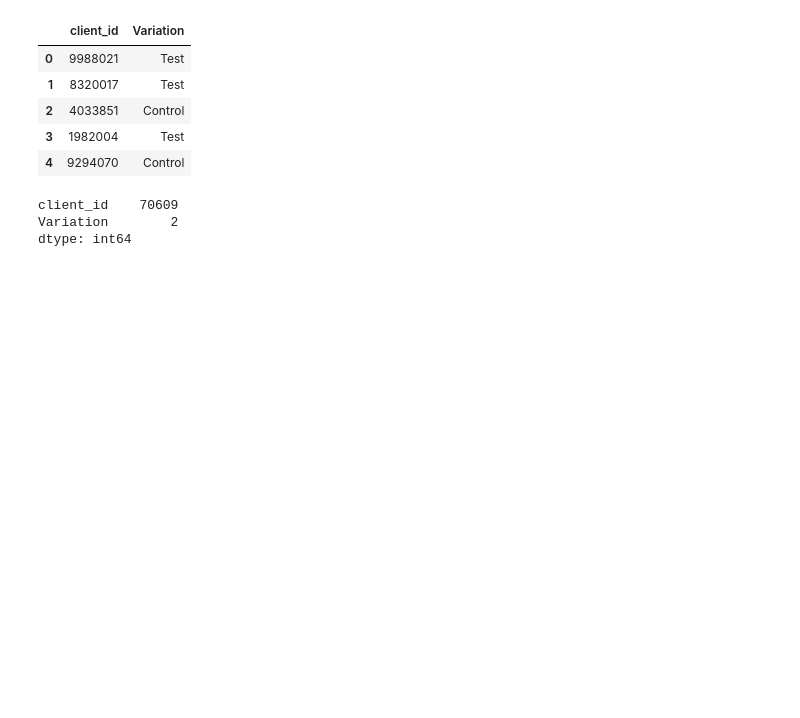
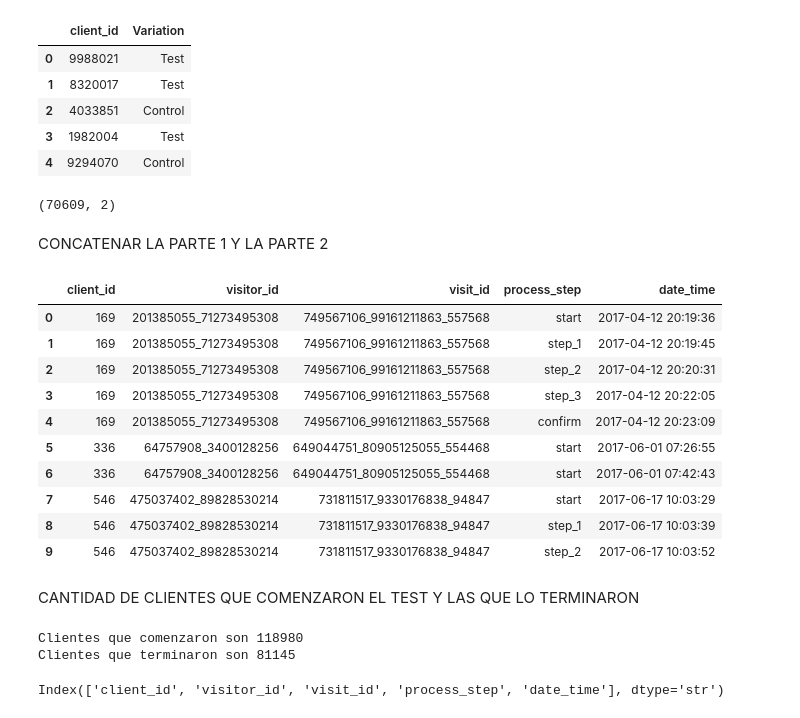
Before and after one commit to walnertpadron18/Proyecto3Tableu, a Jupyter notebook: prueba2walnert.ipynb, the cells around one changed output. Drawn from its saved outputs; the diff is of its cells as text; code cells hidden in the pictures; blank space fills up the shorter version.

```diff
--- a/prueba2walnert.ipynb
+++ b/prueba2walnert.ipynb
@@ -69,8 +66,44 @@ df_expe.head()
 | 3 | 1982004 | Test |
 | 4 | 9294070 | Control |
 # %%
-df_expe.nunique()
+df_expe.shape
 # %% [output]
-client_id    70609
-Variation        2
-dtype: int64
+(70609, 2)
+# %%
+df_part1["date_time"] = pd.to_datetime(df_part1["date_time"])
+# %% [markdown]
+CONCATENAR LA PARTE 1 Y LA PARTE 2
+# %%
+df_web = pd.concat([df_part1, df_part2])
+
+df_web["date_time"] = pd.to_datetime(df_web["date_time"])
+df_web = df_web.sort_values(["client_id", "visit_id", "date_time"]).reset_index(drop=True)
+
+df_web.head(10)
+# %% [output]
+|  | client_id | visitor_id | visit_id | process_step | date_time |
+| 0 | 169 | 201385055_71273495308 | 749567106_99161211863_557568 | start | 2017-04-12 20:19:36 |
+| 1 | 169 | 201385055_71273495308 | 749567106_99161211863_557568 | step_1 | 2017-04-12 20:19:45 |
+| 2 | 169 | 201385055_71273495308 | 749567106_99161211863_557568 | step_2 | 2017-04-12 20:20:31 |
+| 3 | 169 | 201385055_71273495308 | 749567106_99161211863_557568 | step_3 | 2017-04-12 20:22:05 |
+| 4 | 169 | 201385055_71273495308 | 749567106_99161211863_557568 | confirm | 2017-04-12 20:23:09 |
+| 5 | 336 | 64757908_3400128256 | 649044751_80905125055_554468 | start | 2017-06-01 07:26:55 |
+| 6 | 336 | 64757908_3400128256 | 649044751_80905125055_554468 | start | 2017-06-01 07:42:43 |
+| 7 | 546 | 475037402_89828530214 | 731811517_9330176838_94847 | start | 2017-06-17 10:03:29 |
+| 8 | 546 | 475037402_89828530214 | 731811517_9330176838_94847 | step_1 | 2017-06-17 10:03:39 |
+| 9 | 546 | 475037402_89828530214 | 731811517_9330176838_94847 | step_2 | 2017-06-17 10:03:52 |
+# %% [markdown]
+CANTIDAD DE CLIENTES QUE COMENZARON EL TEST Y LAS QUE LO TERMINARON
+# %%
+clientes_start = df_web[df_web["process_step"] == "start"]["client_id"].nunique()
+clientes_confirm = df_web[df_web["process_step"] == "confirm"]["client_id"].nunique()
+
+print(f"Clientes que comenzaron son {clientes_start}")
+print(f"Clientes que terminaron son {clientes_confirm}")
+# %% [output]
+Clientes que comenzaron son 118980
+Clientes que terminaron son 81145
+# %%
+df_web.columnsg
+# %% [output]
+Index(['client_id', 'visitor_id', 'visit_id', 'process_step', 'date_time'], dtype='str')
```
Also changed, not shown: parts of 18 cells of this notebook.
